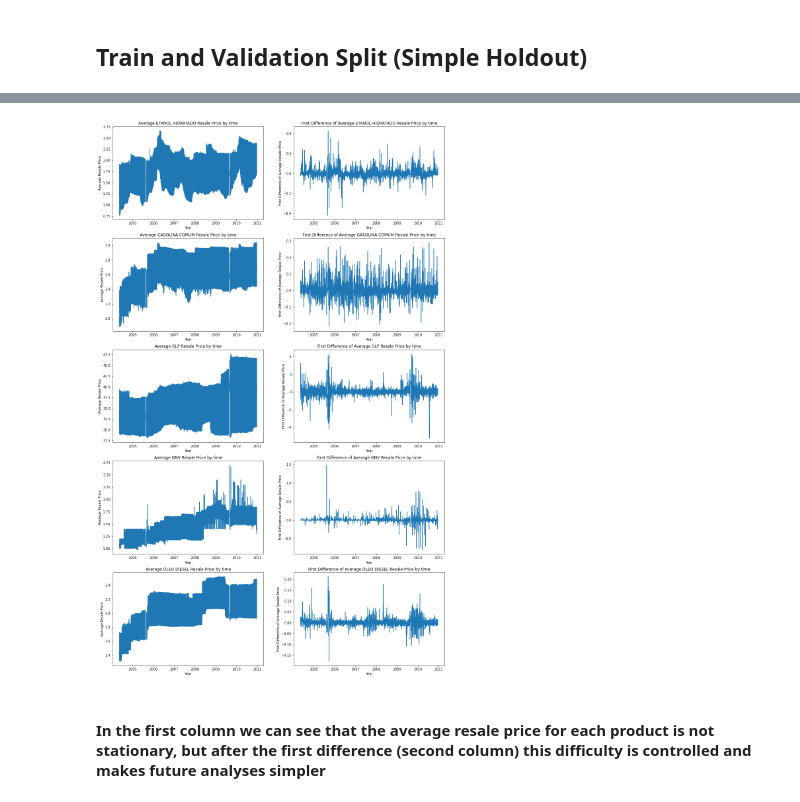
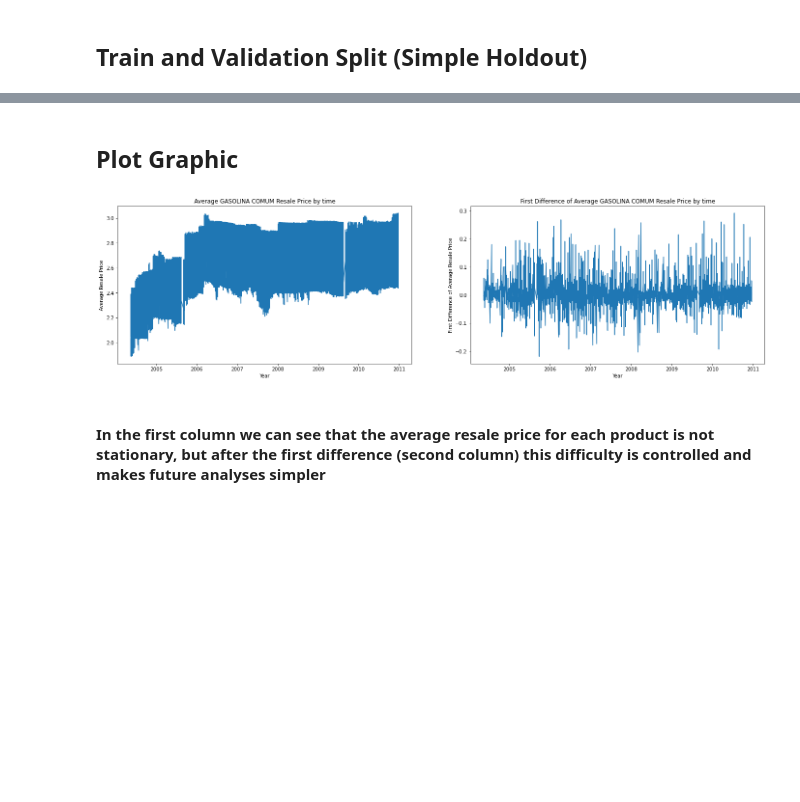
Before and after one commit to FabioCaffarello/Gas-Prices-in-Brazil, a Jupyter notebook: 02-NoteBooks/02-TargetAnalysis.ipynb, the cells around one changed output, grey strips where cells are left out. Saved outputs shown, nothing was run; the diff lists cells and outputs as text; code cells hidden in the pictures; blank space fills up the shorter version.

Commit message:
change target Analysis to Gasoline

```diff
--- a/02-NoteBooks/02-TargetAnalysis.ipynb
+++ b/02-NoteBooks/02-TargetAnalysis.ipynb
@@ -11,4 +11,4 @@ pd.set_option('display.max_columns', 200)
 # %% [markdown]
 # Read Data
 # %%
-data = pd.read_csv('../01-Data/2004-2019.tsv', sep='\t', parse_dates=['DATA INICIAL', 'DATA FINAL'])
+data = pd.read_csv('../01-Data/DataGas.csv', parse_dates=['Analysis_Date', 'Last_Day_of_Analyses_of_Week'])
@@ -84,28 +51,28 @@ data_train.shape, data_valid.shape
+# %%
+data_train['diff_1_Mean_Price'] = data_train.groupby(['State'])['Mean_Price'].apply(lambda row: row.diff().shift(-1))
+# %% [markdown]
+## Plot Graphic
 # %%
-data_train['diff_Mean_Price'] = data_train.groupby(['Product', 'State'])['Mean_Price'].apply(lambda row: row.diff().shift(-1))
+plt.figure(figsize=[24,6])
 
 
-plt.figure(figsize=[18,30])
-count = 0
-rows = len(data_train['Product'].unique())
+plt.subplot(1, 2, 1)
+plt.plot('Last_Day_of_Analyses_of_Week', 'Mean_Price', data=data_train)
+plt.xlabel('Year')
+plt.ylabel('Average Resale Price')
+plt.title('Average GASOLINA COMUM Resale Price by time')
 
-for prod in data_train['Product'].unique():
-    count += 1
-    plt.subplot(rows, 2, count)
-    plt.plot('Last_Day_of_Analyses_of_Week', 'Mean_Price', data=data_train[data_train['Product'] == prod])
-    plt.xlabel('Year')
-    plt.ylabel('Average Resale Price')
-    plt.title(f'Average {prod} Resale Price by time')
 
-    count += 1
-    plt.subplot(rows, 2, count)
-    plt.plot('Last_Day_of_Analyses_of_Week', 'diff_Mean_Price', data=data_train[data_train['Product'] == prod])
-    plt.xlabel('Year')
-    plt.ylabel('First Difference of Average Resale Price')
-    plt.title(f'First Difference of Average {prod} Resale Price by time')
+plt.subplot(1, 2, 2)
+plt.plot('Last_Day_of_Analyses_of_Week', 'diff_1_Mean_Price', data=data_train)
+plt.xlabel('Year')
+plt.ylabel('First Difference of Average Resale Price')
+plt.title('First Difference of Average GASOLINA COMUM Resale Price by time')
+
+
 
 plt.show()
 # %% [output]
-[figure, old version]
+[figure, new version]
 # %% [markdown]
 #### In the first column we can see that the average resale price for each product is not stationary, but after the first difference (second column) this difficulty is controlled and makes future analyses simpler
```
Also changed, not shown: parts of 6 cells of this notebook, 1 other file.
